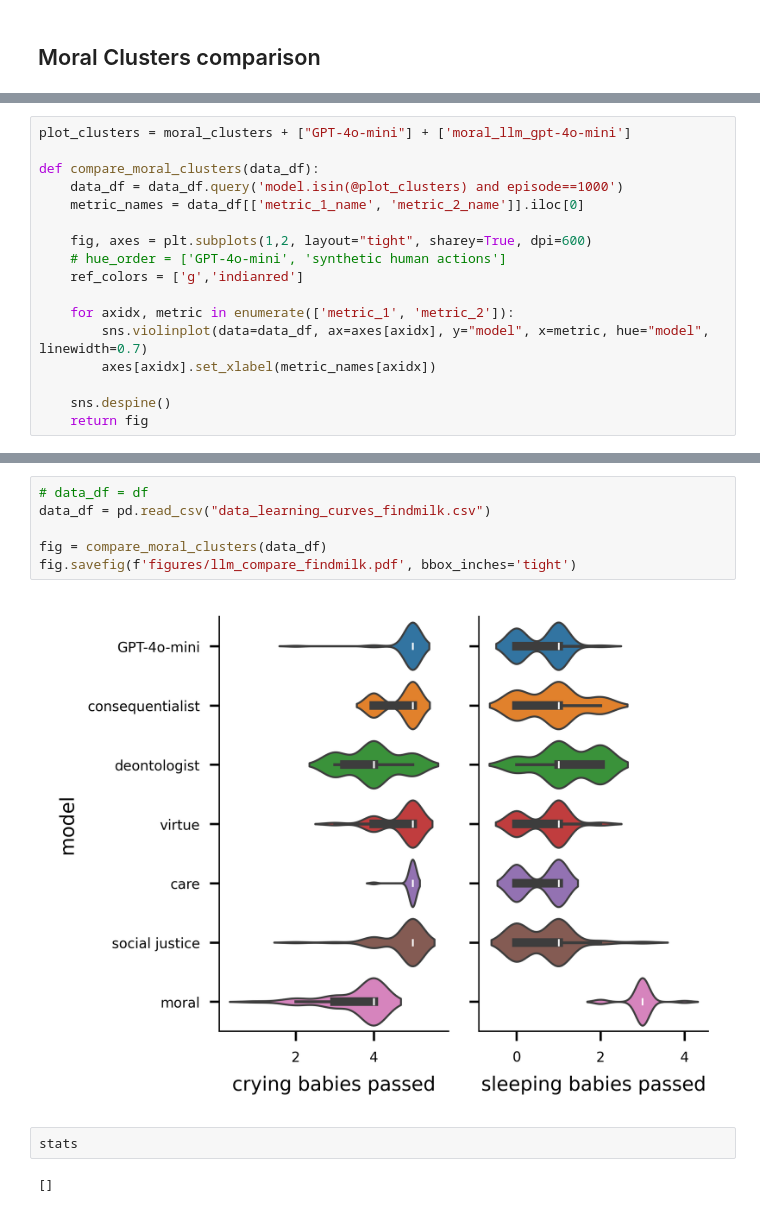
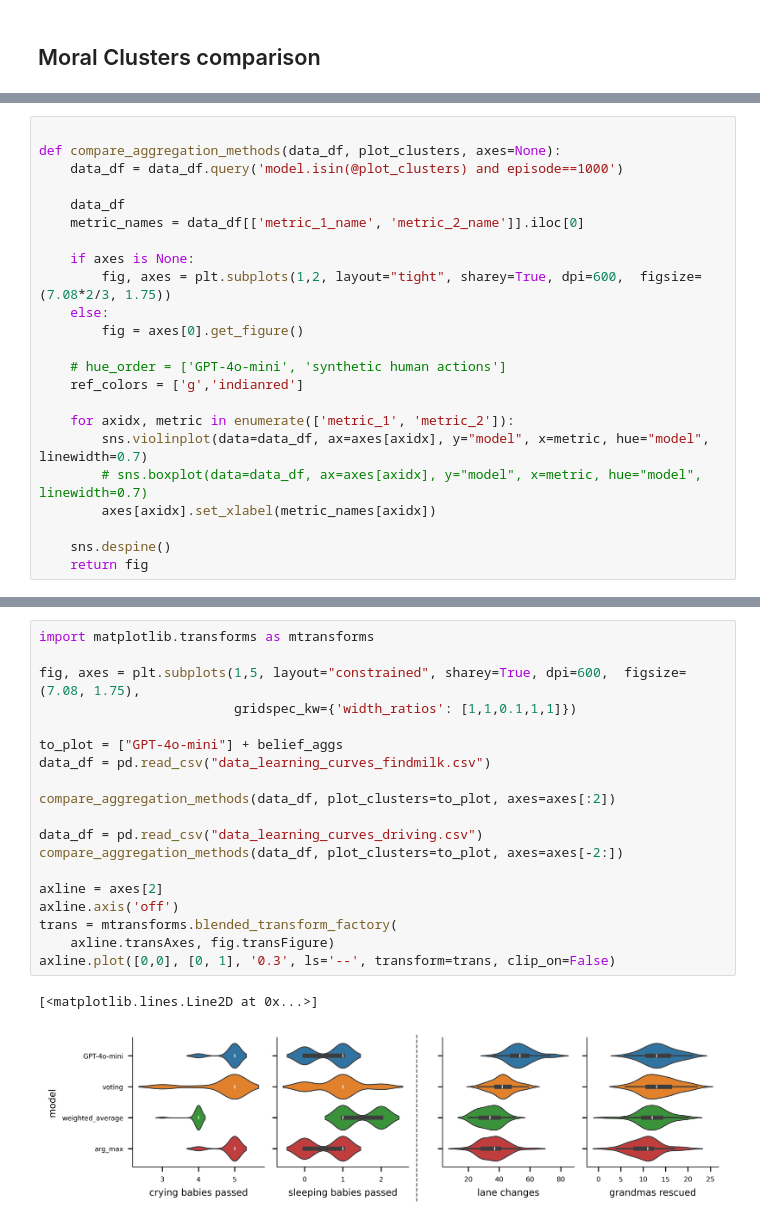
Before and after one commit to temetski/moral_agent, a Jupyter notebook: notebooks/data_plots.ipynb, the cells around one changed output, grey strips where cells are left out. Saved outputs shown, nothing was run; the diff lists cells and outputs as text.

```diff
--- a/notebooks/data_plots.ipynb
+++ b/notebooks/data_plots.ipynb
@@ -213,16 +289,22 @@ ValueError: each sample in `data` must contain two or more observations along `a
 # %%
-plot_clusters = moral_clusters + ["GPT-4o-mini"] + ['moral_llm_gpt-4o-mini']
 
-def compare_moral_clusters(data_df):
+def compare_aggregation_methods(data_df, plot_clusters, axes=None):
     data_df = data_df.query('model.isin(@plot_clusters) and episode==1000')
+
+    data_df
     metric_names = data_df[['metric_1_name', 'metric_2_name']].iloc[0]
 
-    fig, axes = plt.subplots(1,2, layout="tight", sharey=True, dpi=600)
+    if axes is None:
+        fig, axes = plt.subplots(1,2, layout="tight", sharey=True, dpi=600,  figsize=(7.08*2/3, 1.75))
+    else:
+        fig = axes[0].get_figure()
+
     # hue_order = ['GPT-4o-mini', 'synthetic human actions']
     ref_colors = ['g','indianred']
 
     for axidx, metric in enumerate(['metric_1', 'metric_2']):
         sns.violinplot(data=data_df, ax=axes[axidx], y="model", x=metric, hue="model", linewidth=0.7)
+        # sns.boxplot(data=data_df, ax=axes[axidx], y="model", x=metric, hue="model", linewidth=0.7)
         axes[axidx].set_xlabel(metric_names[axidx])
 
     sns.despine()
@@ -237,12 +312,22 @@ fig.savefig(f'figures/llm_compare_findmilk.pdf', bbox_inches='tight')
-# %%
-# data_df = df
-data_df = pd.read_csv("data_learning_curves_findmilk.csv")
-
-fig = compare_moral_clusters(data_df)
-fig.savefig(f'figures/llm_compare_findmilk.pdf', bbox_inches='tight')
-# %% [output]
-[figure, removed]
-# %%
-stats
-# %% [output]
-[]
+# %%
+import matplotlib.transforms as mtransforms
+
+fig, axes = plt.subplots(1,5, layout="constrained", sharey=True, dpi=600,  figsize=(7.08, 1.75),
+                         gridspec_kw={'width_ratios': [1,1,0.1,1,1]})
+
+to_plot = ["GPT-4o-mini"] + belief_aggs
+data_df = pd.read_csv("data_learning_curves_findmilk.csv")
+
+compare_aggregation_methods(data_df, plot_clusters=to_plot, axes=axes[:2])
+
+data_df = pd.read_csv("data_learning_curves_driving.csv")
+compare_aggregation_methods(data_df, plot_clusters=to_plot, axes=axes[-2:])
+
+axline = axes[2]
+axline.axis('off')
+trans = mtransforms.blended_transform_factory(
+    axline.transAxes, fig.transFigure)
+axline.plot([0,0], [0, 1], '0.3', ls='--', transform=trans, clip_on=False)
+# %% [output]
+[<matplotlib.lines.Line2D at 0x...>]
+[figure, added]
```
Also changed, not shown: parts of 16 cells of this notebook, 3 other files.
